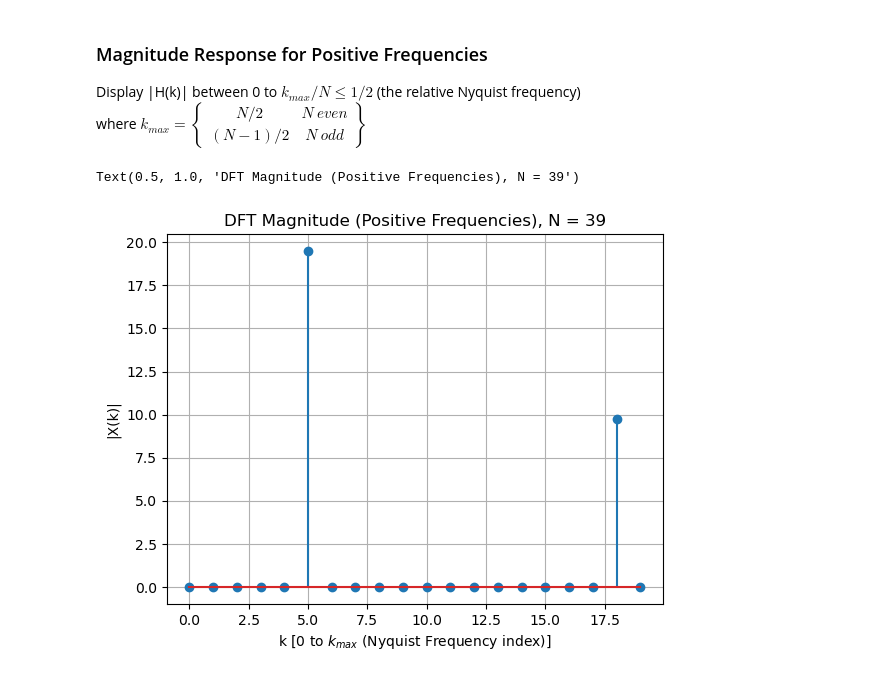
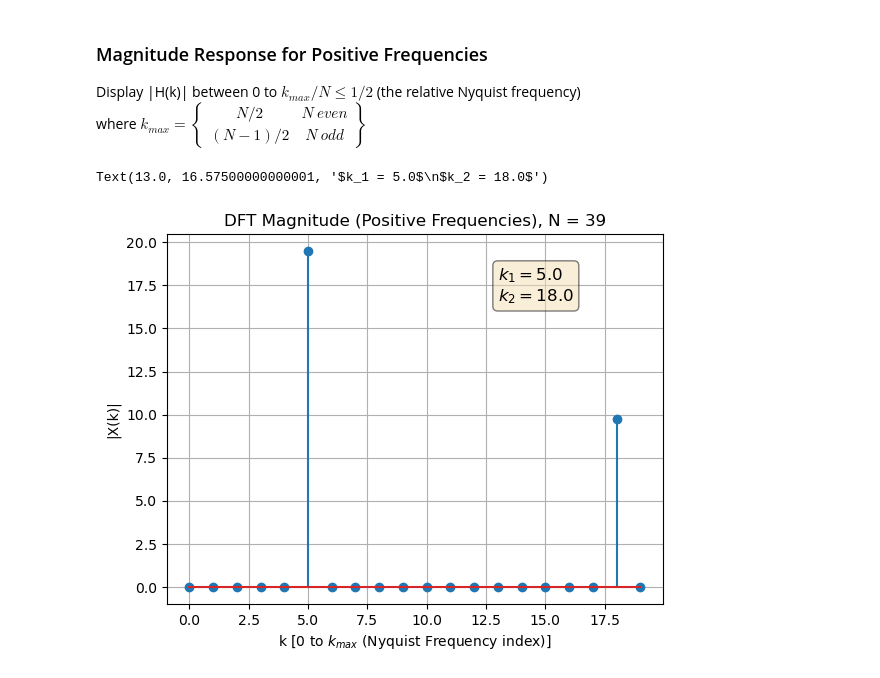
Before and after one commit to Domenikos/Signals_Systems, a Jupyter notebook: DFT_Example.ipynb, the cells around one changed output. Cells and saved outputs as stored; diff of their text form; code cells hidden in the pictures.

```diff
--- a/DFT_Example.ipynb
+++ b/DFT_Example.ipynb
@@ -72,11 +80,16 @@ where $k_{max} = \left \{ \begin{matrix} N/2 & N\ even \\ (N-1)/2 & N\ odd \end{
 # %%
 plt.figure()
 Kd2max = int(np.floor(N/2))+1
 plt.stem(k[0:Kd2max],abs(X[0:Kd2max]))
 plt.grid()
 plt.xlabel(r'k [0 to $k_{max}$ (Nyquist Frequency index)]')
 plt.ylabel('|X(k)|')
 plt.title(rf'DFT Magnitude (Positive Frequencies), N = {N}')
+textstr = '\n'.join((
+    r'$k_1 = %.1f$' % (k1, ),
+    r'$k_2 = %.1f$' % (k2, )))
+props = dict(boxstyle='round', facecolor='wheat', alpha=0.5)
+plt.text(0.65*Kd2max,0.85*max(abs(X[0:Kd2max])),textstr,fontsize=12,bbox=props)
 # %% [output]
-Text(0.5, 1.0, 'DFT Magnitude (Positive Frequencies), N = 39')
+Text(13.0, 16.57500000000001, '$k_1 = 5.0$\n$k_2 = 18.0$')
-[figure, old version]
+[figure, new version]
```
Also changed, not shown: parts of 4 cells of this notebook, 2 other files.
